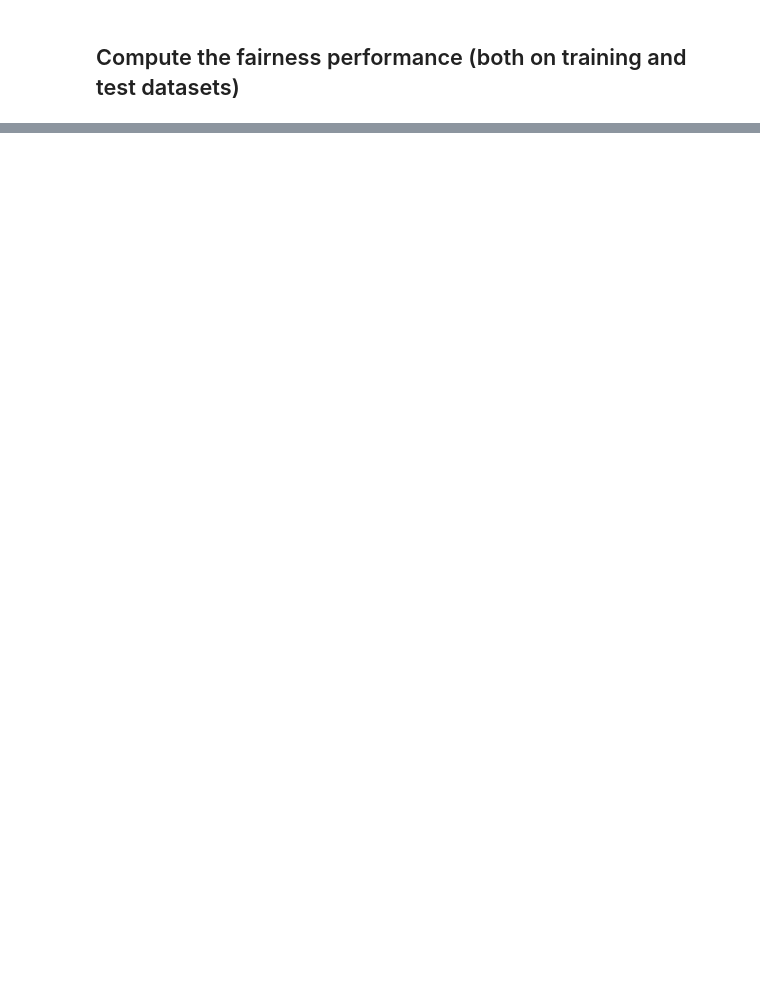
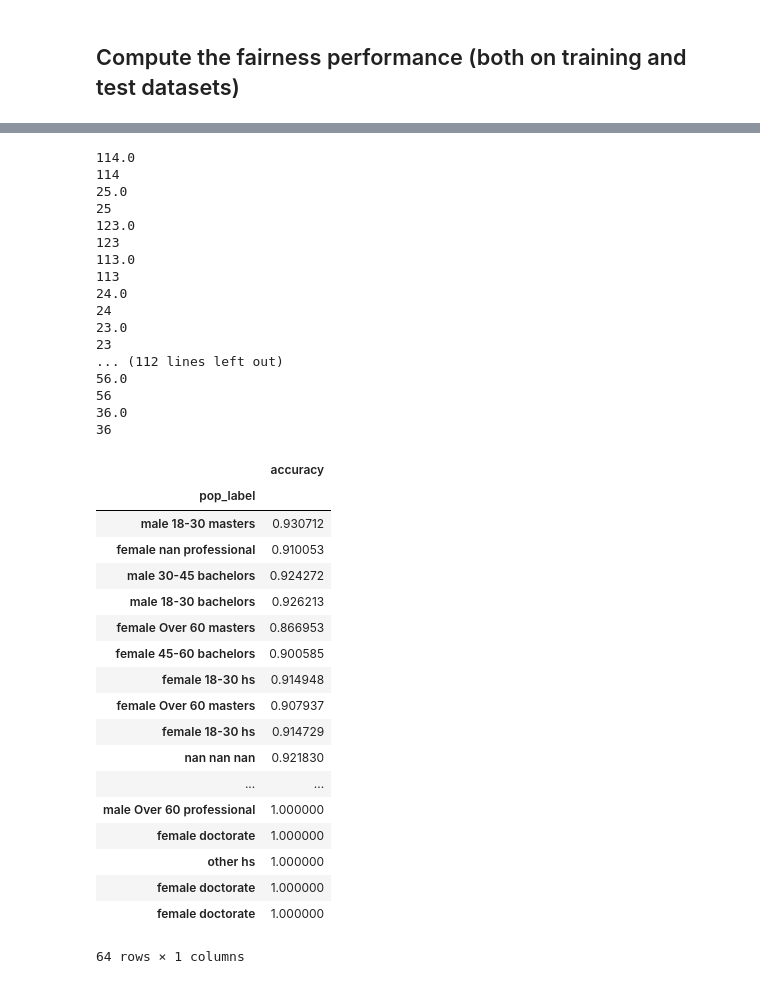
Before and after one commit to agathe-balayn/AIF360, a Jupyter notebook: examples/tutorial_inclusiveness.ipynb, the cells around one changed output, grey strips where cells are left out. Drawn from its saved outputs; the diff is of its cells as text; code cells hidden in the pictures; blank space fills up the shorter version.

```diff
--- a/examples/tutorial_inclusiveness.ipynb
+++ b/examples/tutorial_inclusiveness.ipynb
@@ -97,0 +141,8 @@ dataset_train_comments.head()
+# %%
+### Prepare the unique comments for training and testing of the ML models.
+def prepare_aggregated_data(comment_):
+    # Get the unique comments
+    comments = comment_.drop_duplicates('rev_id')
+    # Cleaning
+    comments = comments[['comment', 'MV']]
+    return comments
@@ -285,0 +298,20 @@ print(metric_result, data_metric)
+# %%
+### Create SubjectivityDataset datasets out of the training and test results and ground truth.
+
+prediction_col = "pred_1"
+annotations_train[prediction_col] = -1
+annotations_test[prediction_col] = -1
+nb_data = 5000
+
+#annotations_train = compute_pred_dataset(annotations_train, prediction_col, nb_data)
+#subjectivity_dataset_train_GT = subjectivity_dataset_wrapper(annotations_train, 'toxicity')
+#subjectivity_dataset_train_outputs = subjectivity_dataset_wrapper(annotations_train, prediction_col)
+subjectivity_dataset_test_GT, annotations_subjectivity_dataset_test_GT = subjectivity_dataset_wrapper(annotations_test, 'toxicity')
+annotations_test_pred = compute_pred_dataset(annotations_test, prediction_col, nb_data)
+subjectivity_dataset_test_outputs = copy.deepcopy(subjectivity_dataset_test_GT)
+subjectivity_dataset_test_outputs.labels = annotations_test_pred[prediction_col].values.copy()
+subjectivity_dataset_test_outputs.scores = subjectivity_dataset_test_outputs.labels
+#subjectivity_dataset_test_outputs, annotations_subjectivity_dataset_test_outputs = subjectivity_dataset_wrapper(annotations_test_pred, prediction_col)
+
+# Instantiate the fairness metric class.
+test_metric_inclusion = InclusivenessLabelDatasetMetric(subjectivity_dataset_test_GT, subjectivity_dataset_test_outputs)
@@ -285,0 +356,2 @@ print(metric_result, data_metric)
+# %%
+results_test_demography = test_metric_inclusion.compute_bin_metrics('demography', ('accuracy', 'TPR'), number_bins=None, filtering_value=None)
@@ -285,0 +436,39 @@ print(metric_result, data_metric)
+# %%
+translate_demography_index(results_test_demography[0][2])
+# %% [output]
+114.0
+114
+25.0
+25
+123.0
+123
+113.0
+113
+24.0
+24
+23.0
+23
+... (112 lines left out)
+56.0
+56
+36.0
+36
+|  | accuracy |
+| pop_label |  |
+| male 18-30 masters | 0.930712 |
+| female nan professional | 0.910053 |
+| male 30-45 bachelors | 0.924272 |
+| male 18-30 bachelors | 0.926213 |
+| female Over 60 masters | 0.866953 |
+| female 45-60 bachelors | 0.900585 |
+| female 18-30 hs | 0.914948 |
+| female Over 60 masters | 0.907937 |
+| female 18-30 hs | 0.914729 |
+| nan nan nan | 0.921830 |
+| ... | ... |
+| male Over 60 professional | 1.000000 |
+| female doctorate | 1.000000 |
+| other hs | 1.000000 |
+| female doctorate | 1.000000 |
+| female doctorate | 1.000000 |
+64 rows × 1 columns
```
Also changed, not shown: parts of 36 cells of this notebook, 5 other files.
